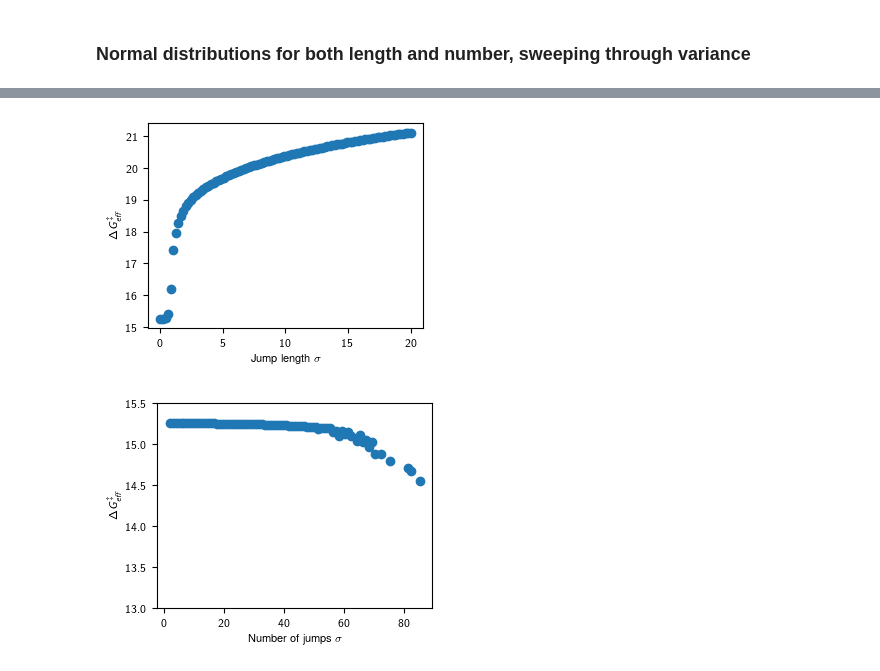
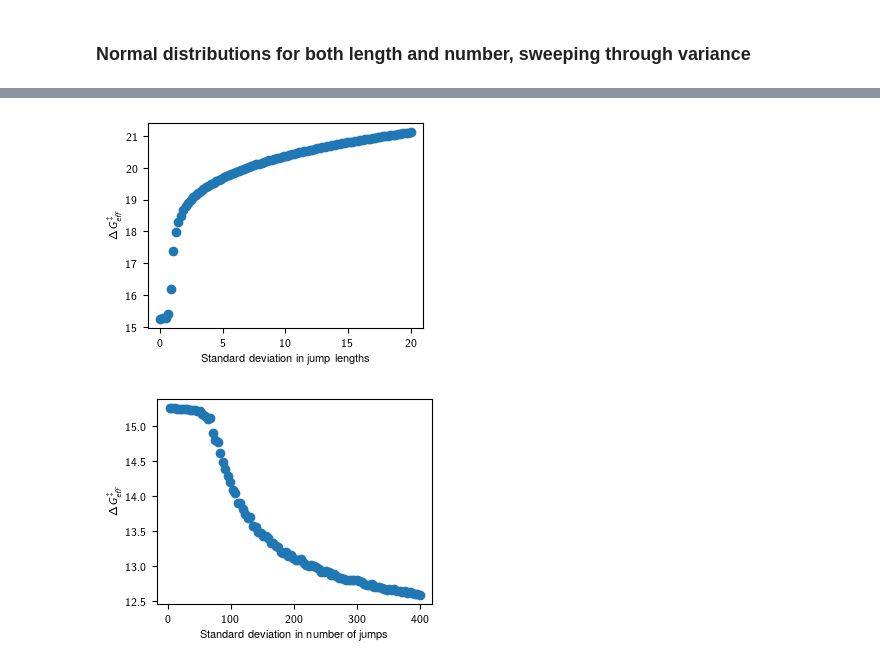
Before and after one commit to schwinns/eyring_model, a Jupyter notebook: jump_distribution_analysis.ipynb, the cells around one changed output, grey strips where cells are left out. Saved outputs shown, nothing was run; the diff lists cells and outputs as text; code cells hidden in the pictures.

```diff
--- a/jump_distribution_analysis.ipynb
+++ b/jump_distribution_analysis.ipynb
@@ -480,8 +480,8 @@ import matplotlib.colors as mcolors
 # %%
 n_paths = 5000
 
-len_sigs = np.linspace(2/100, 5, 10)
-num_sigs = np.linspace(2, 50, 10)
+len_sigs = np.linspace(0.1, 20, 20)
+num_sigs = np.hstack([np.linspace(2, 100, 10),np.linspace(110,400, 10)])
 
 effective_barriers = np.zeros((len(len_sigs),len(num_sigs)))
 for i,ls in enumerate(len_sigs):
@@ -490,7 +490,7 @@ for i,ls in enumerate(len_sigs):
                         'sigma' : ns}
         rng = np.random.default_rng()
         n_jumps = rng.normal(loc=n_jump_params['mu'], scale=n_jump_params['sigma'], size=n_paths)
-        idx = np.where(n_jumps <= 0)[0]
+        idx = np.where(n_jumps <= 1)[0]
         if len(idx) > 0:
             n_jumps[idx] = 1
 
@@ -550,26 +553,27 @@ for i,ls in enumerate(len_sigs):
         model.add_Path(n_jumps=200, lam=jump_length_params['mu'])
         model.paths[n].generate_membrane_barriers(dist=barrier_dist, multi=multi, dist_params=barrier_params)
         model.paths[n].generate_jump_distribution(dist=jump_length_dist, dist_params=jump_length_params)
-        idx = np.where(model.paths[n].jump_lengths <= 0)
-        model.paths[n].jump_lengths[idx] = 0.001
+        idx = np.where(model.paths[n].jump_lengths <= 0)[0]
+        if len(idx) > 0:
+            model.paths[n].jump_lengths[idx] = 0.001
 
     len_dG[i] = model.calculate_effective_barrier()
 # %%
 fig, ax = plt.subplots(1,1, figsize=(3.55,2.6625))
 plt.scatter(len_sigs, len_dG)
 plt.ylabel('$\Delta G_{eff}^{\ddag}$')
-plt.xlabel('Jump length $\sigma$')
+plt.xlabel('Standard deviation in jump lengths')
 # plt.yticks(np.arange(15,20.5,0.5))
-plt.savefig('jump_length_variance.pdf')
+plt.savefig('figs/jump_length_variance.pdf')
 # %% [output]
-[figure, old version]
+[figure, new version]
 # %%
 n_paths = 5000
 
 jump_length_dist = 'equal'
 jump_length_params = {'mu' : 2}
 
-num_sigs = np.linspace(2, 100, 100)
+num_sigs = np.linspace(2, 400, 100)
 num_dG = np.zeros((len(num_sigs)))
 
 for j,ns in enumerate(num_sigs):
@@ -577,7 +581,7 @@ for j,ns in enumerate(num_sigs):
                     'sigma' : ns}
     rng = np.random.default_rng()
     n_jumps = rng.normal(loc=n_jump_params['mu'], scale=n_jump_params['sigma'], size=n_paths)
-    idx = np.where(n_jumps <= 0)[0]
+    idx = np.where(n_jumps <= 1)[0]
     if len(idx) > 0:
         n_jumps[idx] = 1
 
@@ -589,12 +593,12 @@ for j,ns in enumerate(num_sigs):
 
     num_dG[j] = model.calculate_effective_barrier()
 # %%
-num_sigs = np.linspace(2, 100, 100)
+num_sigs = np.linspace(2, 400, 100)
 fig, ax = plt.subplots(1,1, figsize=(3.55,2.6625))
 plt.scatter(num_sigs, num_dG)
 plt.ylabel('$\Delta G_{eff}^{\ddag}$')
-plt.xlabel('Number of jumps $\sigma$')
-plt.ylim(13,15.5)
-plt.savefig('jump_number_variance.pdf')
+plt.xlabel('Standard deviation in number of jumps')
+# plt.ylim(13,15.5)
+plt.savefig('figs/jump_number_variance.pdf')
 # %% [output]
-[figure, old version]
+[figure, new version]
```
Also changed, not shown: parts of 17 cells of this notebook, 5 other files.
